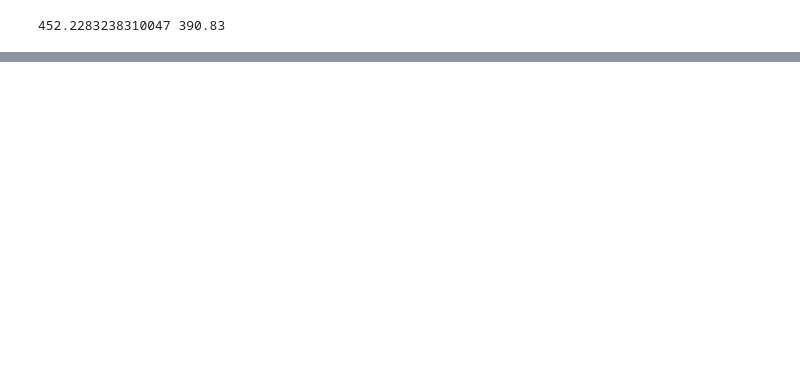
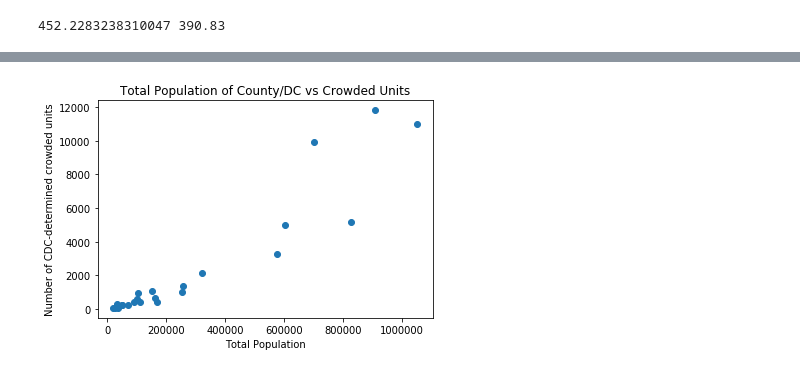
Before and after one commit to BerkeleyPoulsen/447-Project, a Jupyter notebook: 447 Project Notebook part 2.ipynb, the cells around one changed output, grey strips where cells are left out. Saved outputs shown, nothing was run; the diff lists cells and outputs as text; code cells hidden in the pictures; blank space fills up the shorter version.

```diff
--- a/447 Project Notebook part 2.ipynb
+++ b/447 Project Notebook part 2.ipynb
@@ -336,0 +361,8 @@ data
+# %%
+plt.scatter(data["Pop_Total"], data["Crowded_Unt"])
+plt.xlabel('Total Population')
+plt.ylabel('Number of CDC-determined crowded units')
+plt.title("Total Population of County/DC vs Crowded Units")
+plt.show()
+# %% [output]
+[figure, added]
```
Also changed, not shown: parts of 14 cells of this notebook.
